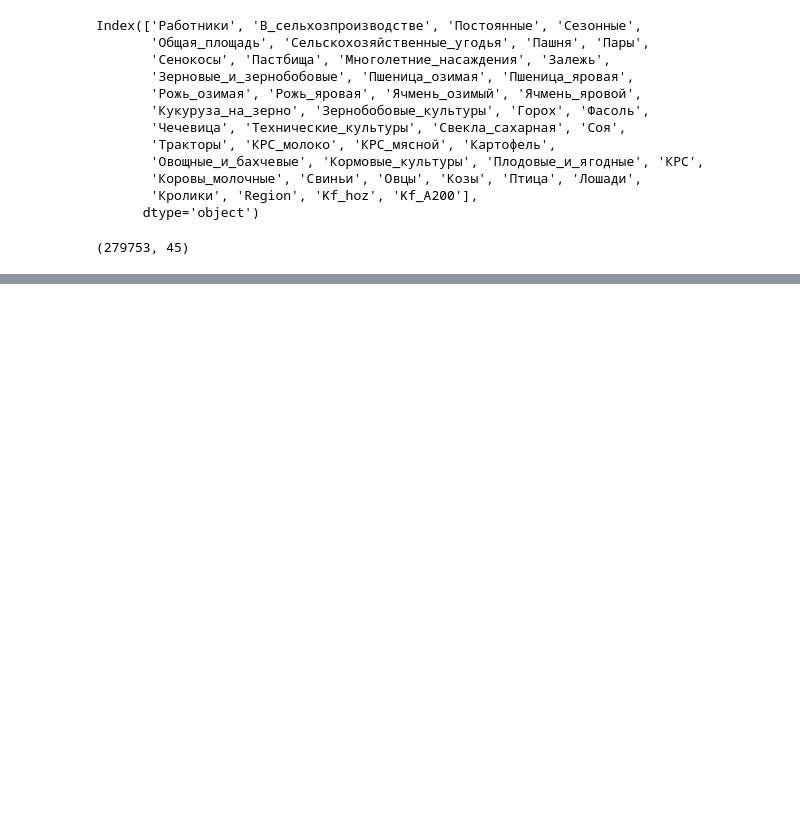
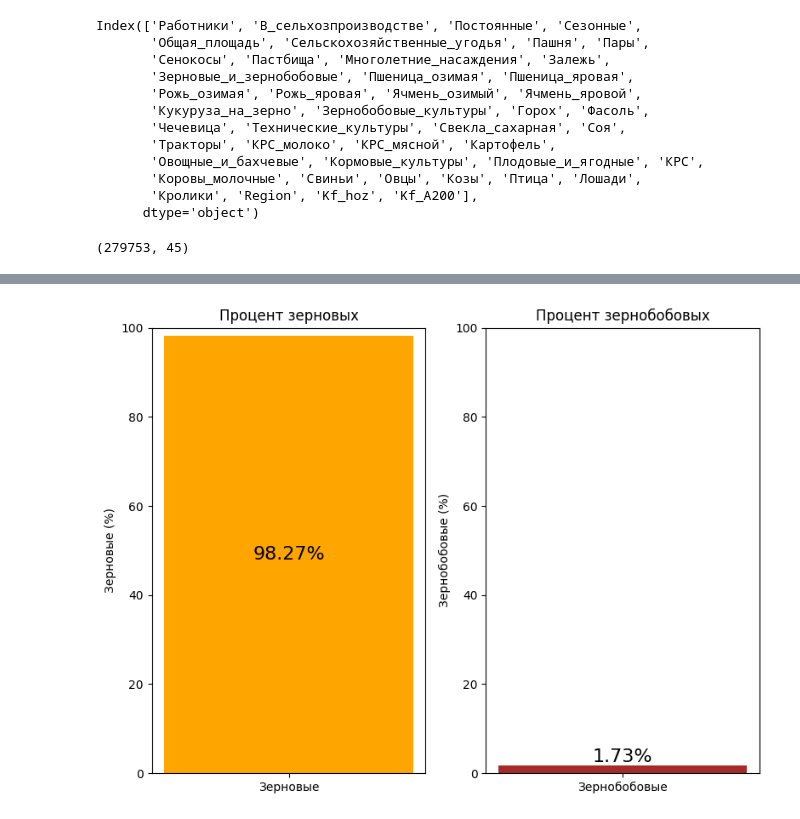
Before and after one commit to SergeyHSE/RegionAnalysis.github.io, a Jupyter notebook: RegionAnalysis.ipynb, the cells around one changed output, grey strips where cells are left out. Cells and saved outputs as stored; diff of their text form; code cells hidden in the pictures; blank space fills up the shorter version.

```diff
--- a/RegionAnalysis.ipynb
+++ b/RegionAnalysis.ipynb
@@ -296,0 +314,24 @@ land_df
+# %%
+Зернобобовые = (data['Зернобобовые_культуры'].sum()) / (data['Зерновые_и_зернобобовые'].sum()) * 100
+Зерновые = 100 - Зернобобовые
+
+plt.figure(figsize=(8, 6))
+plt.subplot(1, 2, 1)
+bar = plt.bar(['Зерновые'], [Зерновые], color='orange')
+plt.ylabel('Зерновые (%)')
+plt.title('Процент зерновых')
+plt.ylim(0, 100)
+for b in bar:
+    yval = b.get_height()
+    plt.text(b.get_x() + b.get_width()/2, yval/2, f'{Зерновые:.2f}%', ha='center',
+             va='center', fontsize=16, color='black')
+plt.subplot(1, 2, 2)
+plt.bar(['Зернобобовые'], [Зернобобовые], color='brown')
+plt.ylabel('Зернобобовые (%)')
+plt.title('Процент зернобобовых')
+plt.ylim(0, 100)
+plt.text(0, Зернобобовые, f'{Зернобобовые:.2f}%', ha='center', va='bottom', fontsize=16, color='black')
+plt.tight_layout()
+plt.show()
+# %% [output]
+[figure, added]
```
Also changed, not shown: parts of 2 cells of this notebook.
